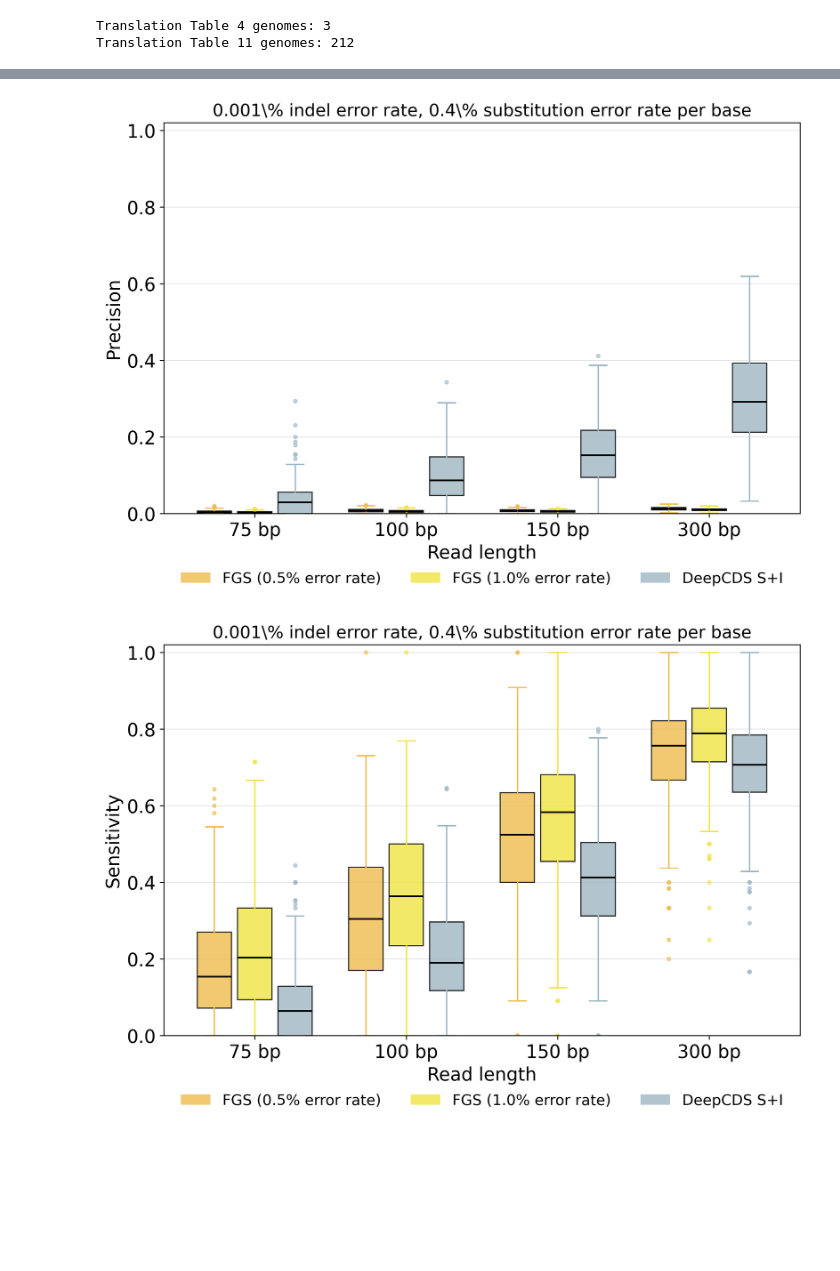
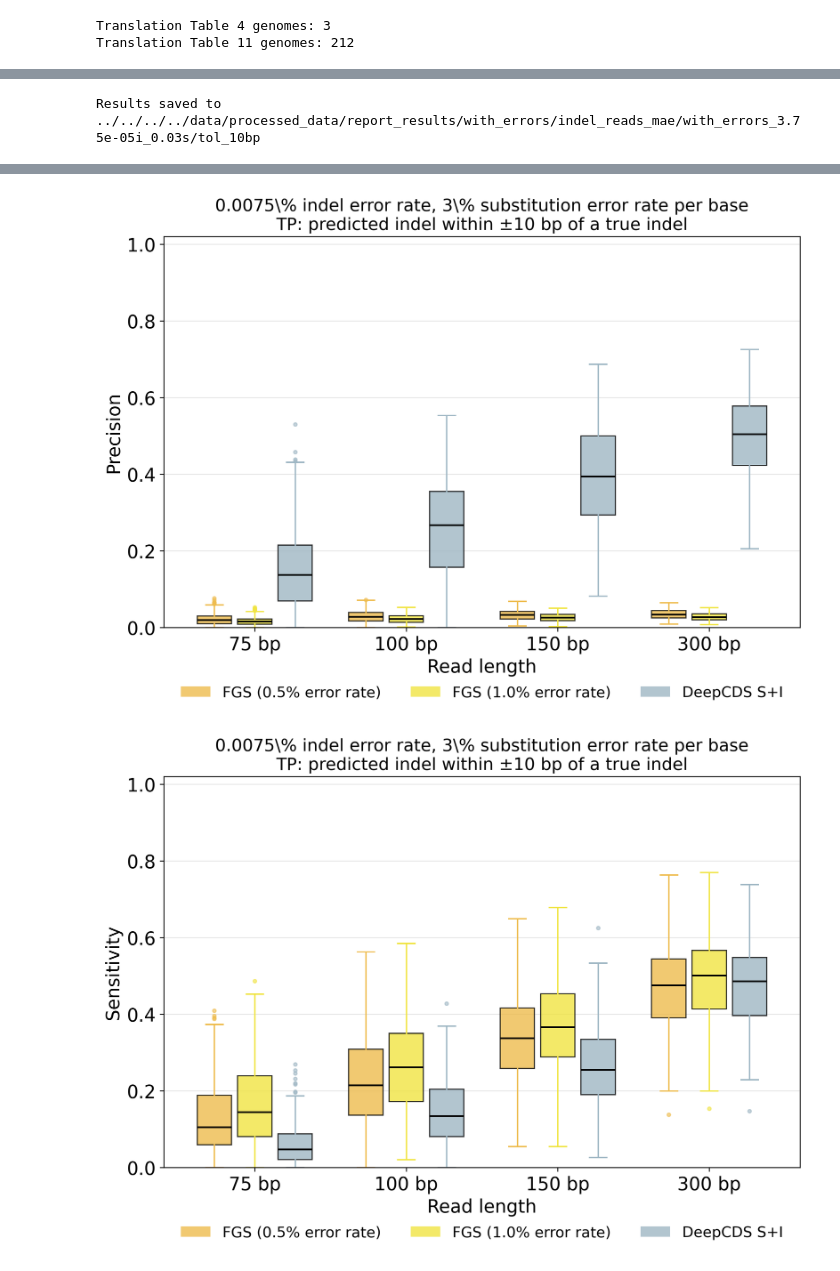
Before and after one commit to lsandvad/deep-cds, a Jupyter notebook: src_dev/benchmark/eval/with_errors/indel_reads_mae.ipynb, the cells around one changed output, grey strips where cells are left out. Cells and saved outputs as stored; diff of their text form; code cells hidden in the pictures; blank space fills up the shorter version.

Commit message:
add positional tolerance enforcement to indel detection analysis

```diff
--- a/src_dev/benchmark/eval/with_errors/indel_reads_mae.ipynb
+++ b/src_dev/benchmark/eval/with_errors/indel_reads_mae.ipynb
@@ -21,9 +20,13 @@ plt.rcParams['figure.dpi'] = 300
 plt.rcParams.update(FONT_SIZES)
 # %%
 # Map each read length to its data_type string
-#DATA_TYPE_TEMPLATE = "with_errors_3.75e-05i_0.03s_{bp}bp" #stress-error
-DATA_TYPE_TEMPLATE = "with_errors_5e-06i_0.004s_{bp}bp"    #typical-error
+DATA_TYPE_TEMPLATE = "with_errors_3.75e-05i_0.03s_{bp}bp" #stress-error
+#DATA_TYPE_TEMPLATE = "with_errors_5e-06i_0.004s_{bp}bp"    #typical-error
 #DATA_TYPE_TEMPLATE = "with_errors_1.25e-05i_0.01s_{bp}bp" #high-error
+
+# Positional tolerance (± bp) for a predicted indel to count as TP in precision/sensitivity/F1
+# (MAE is always computed on the unrestricted matching)
+BOXPLOT_TOLERANCE = 10
 
 # Toggle: set True to load pre-computed results from disk (fast), False to run full data processing
 LOAD_PROCESSED_DATA = True
@@ -83,7 +86,7 @@ test_accessions = list(genomes.keys()) #List of the "reference" test accessions
 _script_name = "indel_reads_mae"
 _error_rate_key = DATA_TYPE_TEMPLATE.replace("_{bp}bp", "")
 _cache_dir = (f"{project_root}/data/processed_data/report_results/"
-             f"with_errors/{_script_name}/{_error_rate_key}")
+             f"with_errors/{_script_name}/{_error_rate_key}/tol_{BOXPLOT_TOLERANCE}bp")
 # %% [output]
 Translation Table 4 genomes: 3
 Translation Table 11 genomes: 212
@@ -263,14 +314,17 @@ Loading pre-computed results from:
 # %%
-if not LOAD_PROCESSED_DATA:
+if _should_compute:
     os.makedirs(_cache_dir, exist_ok=True)
     _objects_to_save = {
         "results": results,
         "indel_density_results": indel_density_results,
+        "indel_type_counts": indel_type_counts,
     }
     for _name, _obj in _objects_to_save.items():
         with open(os.path.join(_cache_dir, f"{_name}.pkl"), "wb") as f:
             pickle.dump(_obj, f)
     print(f"Results saved to {_cache_dir}")
+# %% [output]
+Results saved to ../../../../data/processed_data/report_results/with_errors/indel_reads_mae/with_errors_3.75e-05i_0.03s/tol_10bp
 # %%
 #Plot boxplots
 def plot_metric_boxplot(metric_key, ylabel, filename,
@@ -376,25 +430,26 @@ plot_metric_boxplot(
     ylim=(-3,71),      # MAE is open-ended; remove fixed y-limits to match highest outlier
 )
 
+_tolerance_title = f"{error_rate_title}\nTP: predicted indel within ±{BOXPLOT_TOLERANCE} bp of a true indel"
+
 plot_metric_boxplot(
     "precisions", "Precision",
     "boxplot_precision.svg",
-    title=f"{error_rate_title}",
+    title=_tolerance_title,
     ylim=(0,1.02),
 )
 
 plot_metric_boxplot(
     "sensitivities", "Sensitivity",
     "boxplot_sensitivity.svg",
-    title=f"{error_rate_title}",
+    title=_tolerance_title,
     ylim=(0,1.02)
 )
-
 
 plot_metric_boxplot(
     "f1s", "F1 score",
     "boxplot_f1.svg",
-    title=f"{error_rate_title}",
+    title=_tolerance_title,
     ylim=(0,1.02)
 )
 # %% [output]
@@ -402,2 +457,2 @@ plot_metric_boxplot(
-[figure, old version]
+[figure, new version]
-[figure, old version]
+[figure, new version]
```
Also changed, not shown: parts of 11 cells of this notebook.
